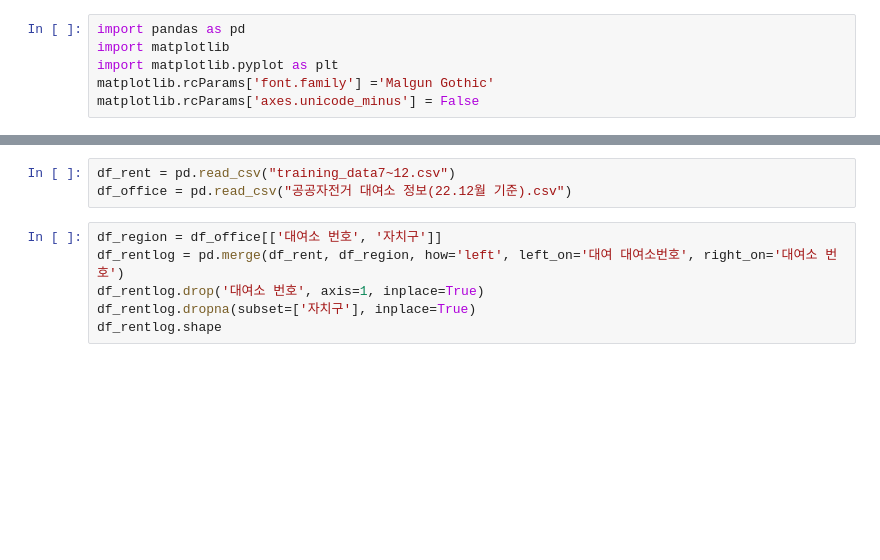
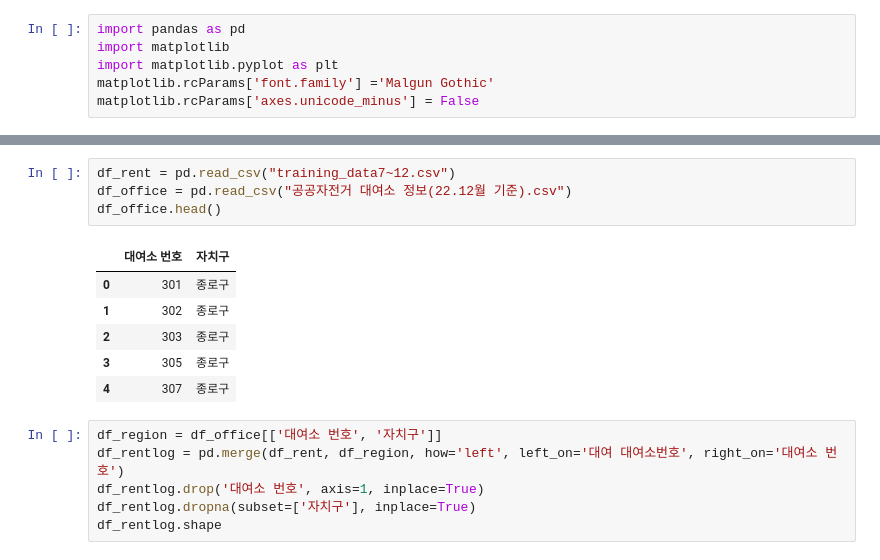
Before and after one commit to leechanhoe/data-science-project, a Jupyter notebook: 자치구와 고장의 연관성 분석.ipynb, the cells around one changed output, grey strips where cells are left out. Cells and saved outputs as stored; diff of their text form; blank space fills up the shorter version.

```diff
--- a/자치구와 고장의 연관성 분석.ipynb
+++ b/자치구와 고장의 연관성 분석.ipynb
@@ -12,6 +20,14 @@ matplotlib.rcParams['axes.unicode_minus'] = False
 # %%
 df_rent = pd.read_csv("training_data7~12.csv")
 df_office = pd.read_csv("공공자전거 대여소 정보(22.12월 기준).csv")
+df_office.head()
+# %% [output]
+|  | 대여소 번호 | 자치구 |
+| 0 | 301 | 종로구 |
+| 1 | 302 | 종로구 |
+| 2 | 303 | 종로구 |
+| 3 | 305 | 종로구 |
+| 4 | 307 | 종로구 |
 # %%
 df_region = df_office[['대여소 번호', '자치구']]
 df_rentlog = pd.merge(df_rent, df_region, how='left', left_on='대여 대여소번호', right_on='대여소 번호')
```
Also changed, not shown: parts of 6 cells of this notebook.
